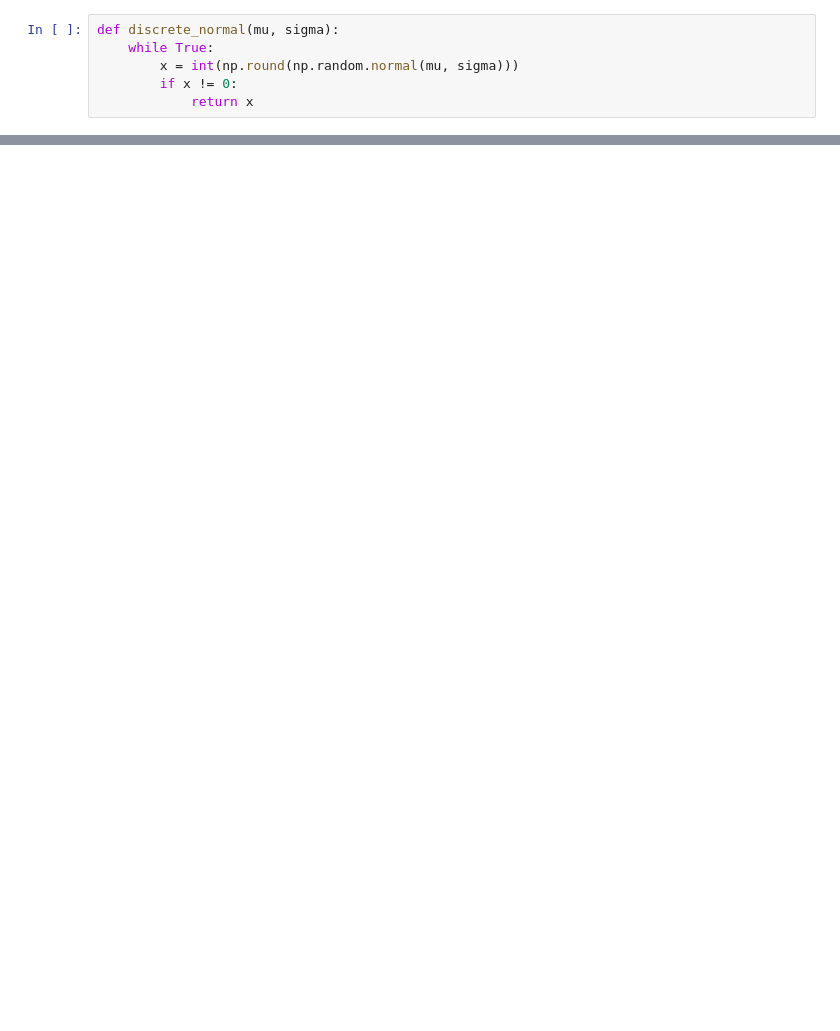
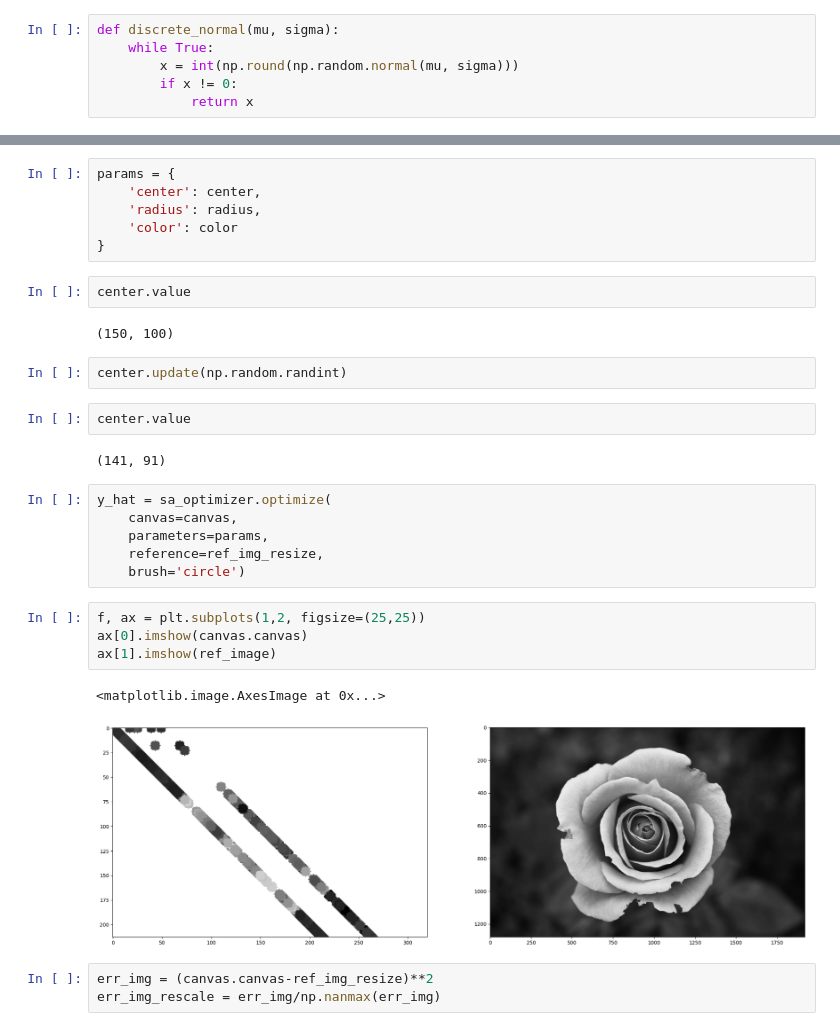
Before and after one commit to tadz-io/procedural-painting, a Jupyter notebook: notebooks/01_prototyping.ipynb, the cells around one changed output, grey strips where cells are left out. Drawn from its saved outputs; the diff is of its cells as text; blank space fills up the shorter version.

```diff
--- a/notebooks/01_prototyping.ipynb
+++ b/notebooks/01_prototyping.ipynb
@@ -44,0 +66,32 @@ plt.imshow(canvas.previous_state)
+# %%
+params = {
+    'center': center,
+    'radius': radius,
+    'color': color
+}
+# %%
+center.value
+# %% [output]
+(150, 100)
+# %%
+center.update(np.random.randint)
+# %%
+center.value
+# %% [output]
+(141, 91)
+# %%
+y_hat = sa_optimizer.optimize(
+    canvas=canvas,
+    parameters=params,
+    reference=ref_img_resize,
+    brush='circle')
+# %%
+f, ax = plt.subplots(1,2, figsize=(25,25))
+ax[0].imshow(canvas.canvas)
+ax[1].imshow(ref_image)
+# %% [output]
+<matplotlib.image.AxesImage at 0x...>
+[figure, added]
+# %%
+err_img = (canvas.canvas-ref_img_resize)**2
+err_img_rescale = err_img/np.nanmax(err_img)
```
Also changed, not shown: parts of 28 cells of this notebook.
